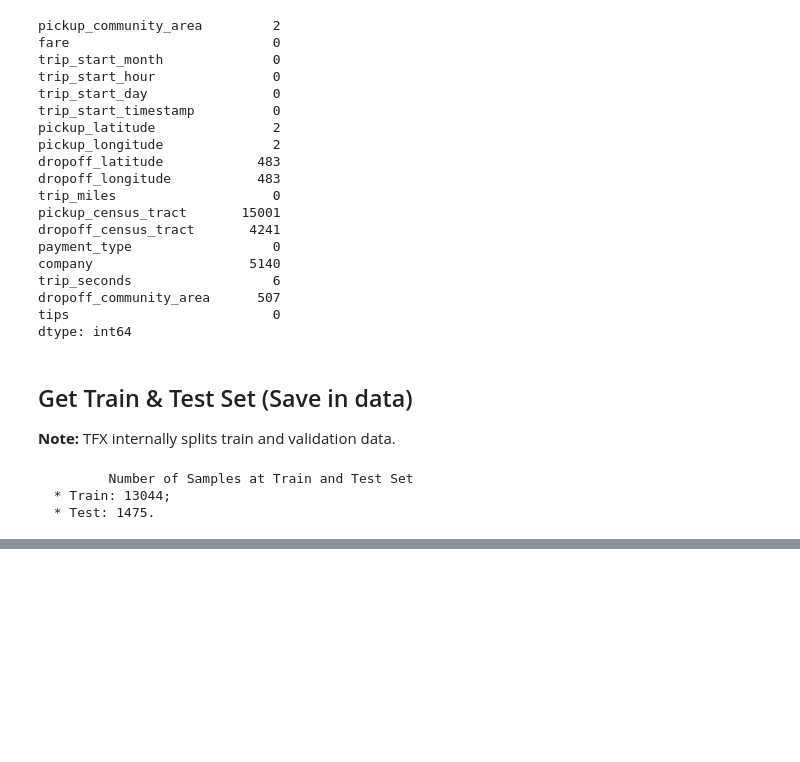
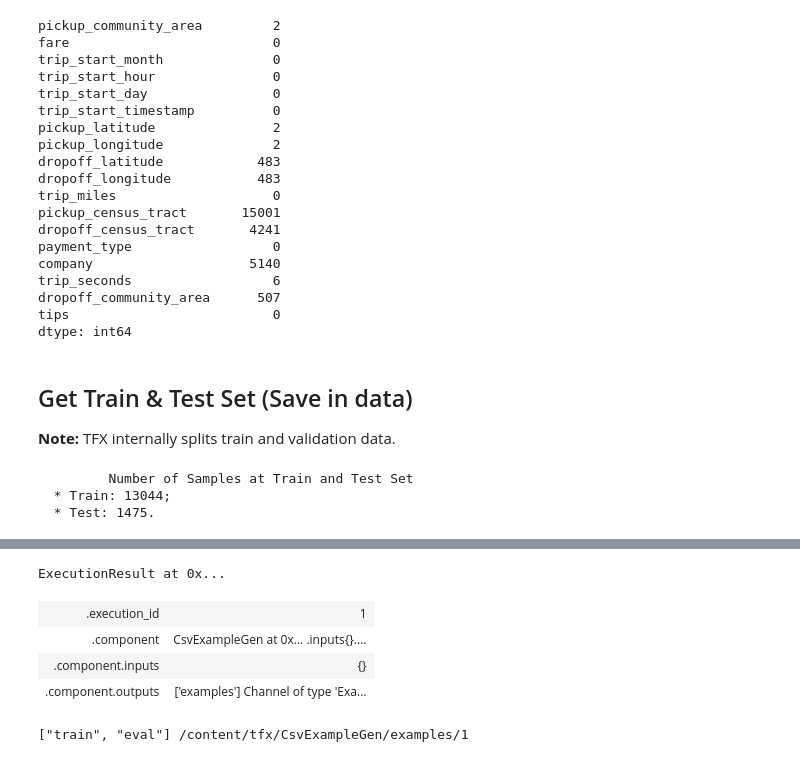
Before and after one commit to neemiasbsilva/mlops-with-tensorflow-extends, a Jupyter notebook: notebooks/taxis_dataset_tfx.ipynb, the cells around one changed output, grey strips where cells are left out. Cells and saved outputs as stored; diff of their text form; code cells hidden in the pictures; blank space fills up the shorter version.

Commit message:
[New] - Setup pipeline & run TFX components

```diff
--- a/notebooks/taxis_dataset_tfx.ipynb
+++ b/notebooks/taxis_dataset_tfx.ipynb
@@ -142,0 +147,13 @@ testdf.to_csv("test.csv", index=False, header=True)
+# %%
+_tfx_root = os.path.join(os.getcwd(), "tfx")
+_pipeline_root = os.path.join(_tfx_root, "pipelines")
+_metadata_db_root = os.path.join(_tfx_root, "metadata.db")
+_log_root = os.path.join(_tfx_root, "logs")
+_model_root = os.path.join(_tfx_root, "model")
+_data_root = os.path.join(_tfx_root, "data")
+_serving_model_dir = os.path.join(_tfx_root, "serving_model")
+_data_filepath = os.path.join(_data_root, "train.csv")
+
+_input_fn_module_file = "inputfn_trainer.py"
+_constants_module_file = "constants_trainer.py"
+_model_trainer_module_file = "model_trainer.py"
@@ -142,0 +162,2 @@ testdf.to_csv("test.csv", index=False, header=True)
+# %%
+context = InteractiveContext(pipeline_root=_tfx_root)
@@ -142,0 +174,5 @@ testdf.to_csv("test.csv", index=False, header=True)
+# %%
+example_gen = CsvExampleGen(input=external_input(_data_root))
+
+context.run(example_gen)
+# %% [output]
@@ -142,0 +186,11 @@ testdf.to_csv("test.csv", index=False, header=True)
+ExecutionResult at 0x...
+| .execution_id | 1 |
+| .component | CsvExampleGen at 0x... .inputs{}.... |
+| .component.inputs | {} |
+| .component.outputs | ['examples'] Channel of type 'Exa... |
+# %%
+artifact = example_gen.outputs["examples"].get()[0]
+
+print(artifact.split_names, artifact.uri)
+# %% [output]
+["train", "eval"] /content/tfx/CsvExampleGen/examples/1
```
Also changed, not shown: parts of 10 cells of this notebook.
